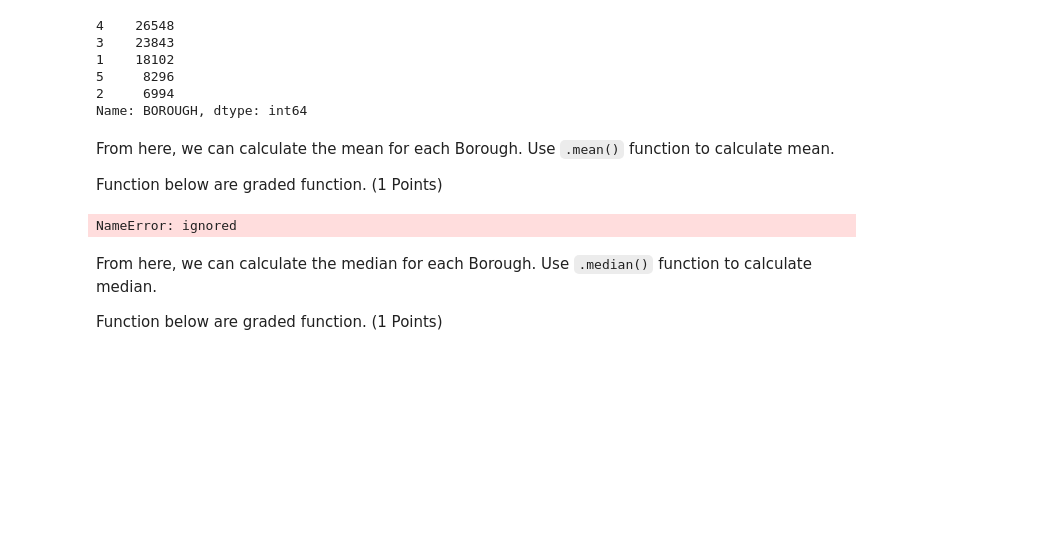
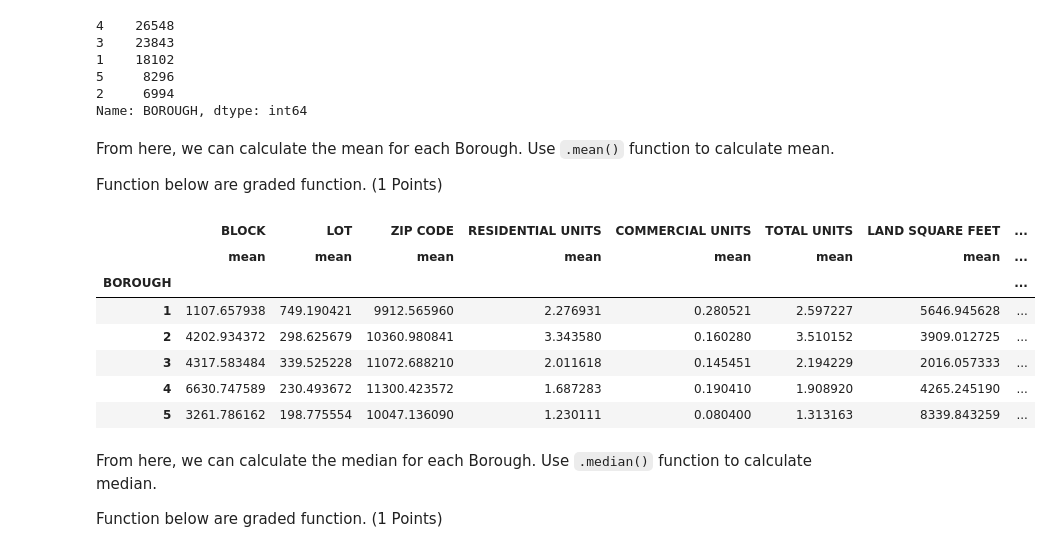
Before and after one commit to ferdisetiadi/H8_72, a Jupyter notebook: Assignment 2/PYTN_Assgn_2_72_Ferdi.ipynb, the cells around one changed output. Cells and saved outputs as stored; diff of their text form; code cells hidden in the pictures; blank space fills up the shorter version.

```diff
--- a/Assignment 2/PYTN_Assgn_2_72_Ferdi.ipynb
+++ b/Assignment 2/PYTN_Assgn_2_72_Ferdi.ipynb
@@ -298,13 +306,20 @@ Function below are graded function. (1 Points)
 # %%
 # Write your function below
 
 # Graded-Funtion Begin (~1 Lines)
-
+df.groupby("BOROUGH").agg([np.mean])
 # Graded-Fu
 
-mean = df_BOROUGH['nyc-rolling-sales.csv'].mean()
+# mean = df_BOROUGH['nyc-rolling-sales.csv'].mean()
 # %% [output]
-NameError: ignored
+|  | BLOCK | LOT | ZIP CODE | RESIDENTIAL UNITS | COMMERCIAL UNITS | TOTAL UNITS | LAND SQUARE FEET | ... |
+|  | mean | mean | mean | mean | mean | mean | mean | ... |
+| BOROUGH |  |  |  |  |  |  |  | ... |
+| 1 | 1107.657938 | 749.190421 | 9912.565960 | 2.276931 | 0.280521 | 2.597227 | 5646.945628 | ... |
+| 2 | 4202.934372 | 298.625679 | 10360.980841 | 3.343580 | 0.160280 | 3.510152 | 3909.012725 | ... |
+| 3 | 4317.583484 | 339.525228 | 11072.688210 | 2.011618 | 0.145451 | 2.194229 | 2016.057333 | ... |
+| 4 | 6630.747589 | 230.493672 | 11300.423572 | 1.687283 | 0.190410 | 1.908920 | 4265.245190 | ... |
+| 5 | 3261.786162 | 198.775554 | 10047.136090 | 1.230111 | 0.080400 | 1.313163 | 8339.843259 | ... |
 # %% [markdown]
 From here, we can calculate the median for each Borough. Use `.median()` function to calculate median.
 
```
Also changed, not shown: parts of 4 cells of this notebook.
